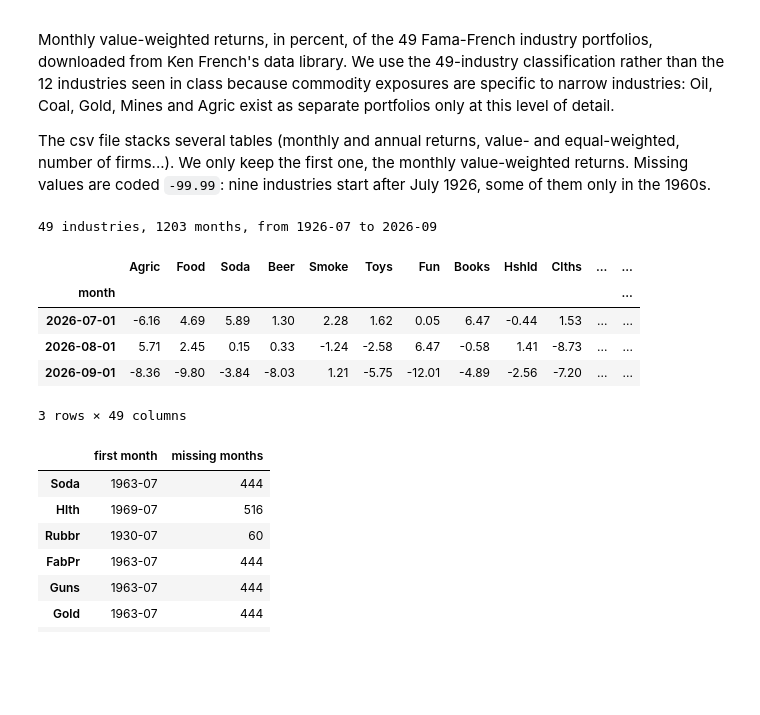
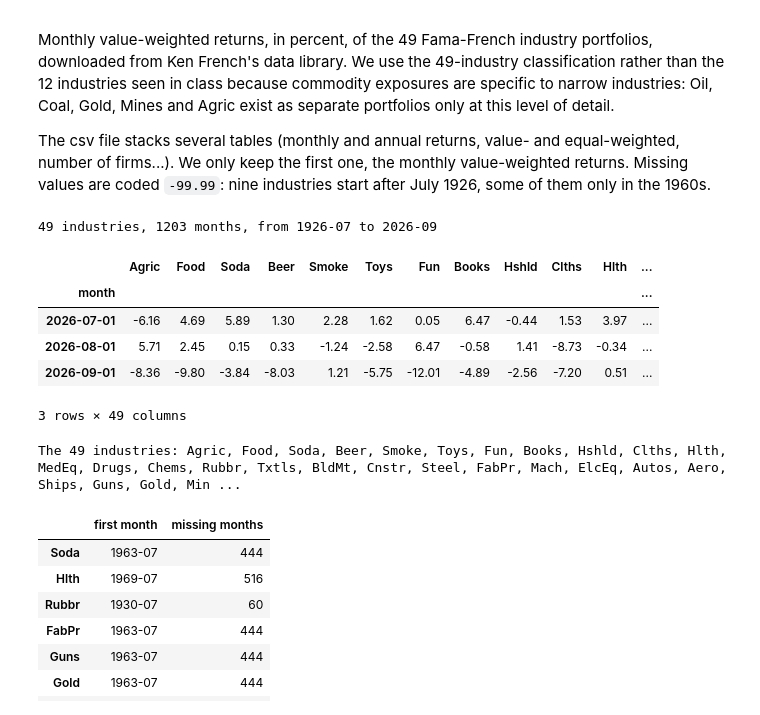
Before and after one commit to SelimLali/Machine_Learning_Trading, a Jupyter notebook: commodities_lead_industries.ipynb, the cells around one changed output. Drawn from its saved outputs; the diff is of its cells as text; code cells hidden in the pictures; blank space fills up the shorter version.

```diff
--- a/commodities_lead_industries.ipynb
+++ b/commodities_lead_industries.ipynb
@@ -57,40 +57,42 @@ def load_industry_returns():
 
     response = requests.get(KF_URL, timeout=60)
     response.raise_for_status()
     with zipfile.ZipFile(io.BytesIO(response.content)) as archive:
         text = archive.read(archive.namelist()[0]).decode()
 
     # The tables are separated by blank lines; we keep the first one
     lines = text.splitlines()
     for i, line in enumerate(lines):
         if "Average Value Weighted Returns -- Monthly" in line:
             start = i + 1
             break
     end = start
     while lines[end].strip() != "":
         end += 1
 
     returns = pd.read_csv(io.StringIO("\n".join(lines[start:end])), index_col=0)
     returns.index = pd.to_datetime(returns.index.astype(str), format="%Y%m")
     returns.index.name = "month"
     returns.columns = returns.columns.str.strip()
     returns = returns.replace(-99.99, np.nan)  # Ken French's code for missing values
     returns.to_parquet(cache)
     return returns
 
 
 industry_returns = load_industry_returns()
 print(f"{industry_returns.shape[1]} industries, {len(industry_returns)} months, "
       f"from {industry_returns.index[0]:%Y-%m} to {industry_returns.index[-1]:%Y-%m}")
-industry_returns.tail(3).round(2)
+display(industry_returns.tail(3).round(2))
+print("The 49 industries:", ", ".join(industry_returns.columns))
 # %% [output]
 49 industries, 1203 months, from 1926-07 to 2026-09
-|  | Agric | Food | Soda | Beer | Smoke | Toys | Fun | Books | Hshld | Clths | ... | ... |
+|  | Agric | Food | Soda | Beer | Smoke | Toys | Fun | Books | Hshld | Clths | Hlth | ... |
 | month |  |  |  |  |  |  |  |  |  |  |  | ... |
-| 2026-07-01 | -6.16 | 4.69 | 5.89 | 1.30 | 2.28 | 1.62 | 0.05 | 6.47 | -0.44 | 1.53 | ... | ... |
-| 2026-08-01 | 5.71 | 2.45 | 0.15 | 0.33 | -1.24 | -2.58 | 6.47 | -0.58 | 1.41 | -8.73 | ... | ... |
-| 2026-09-01 | -8.36 | -9.80 | -3.84 | -8.03 | 1.21 | -5.75 | -12.01 | -4.89 | -2.56 | -7.20 | ... | ... |
+| 2026-07-01 | -6.16 | 4.69 | 5.89 | 1.30 | 2.28 | 1.62 | 0.05 | 6.47 | -0.44 | 1.53 | 3.97 | ... |
+| 2026-08-01 | 5.71 | 2.45 | 0.15 | 0.33 | -1.24 | -2.58 | 6.47 | -0.58 | 1.41 | -8.73 | -0.34 | ... |
+| 2026-09-01 | -8.36 | -9.80 | -3.84 | -8.03 | 1.21 | -5.75 | -12.01 | -4.89 | -2.56 | -7.20 | 0.51 | ... |
 3 rows × 49 columns
+The 49 industries: Agric, Food, Soda, Beer, Smoke, Toys, Fun, Books, Hshld, Clths, Hlth, MedEq, Drugs, Chems, Rubbr, Txtls, BldMt, Cnstr, Steel, FabPr, Mach, ElcEq, Autos, Aero, Ships, Guns, Gold, Min ...
 # %%
 # The industries that start after July 1926
 has_gaps = industry_returns.columns[industry_returns.isna().any()]
```
Also changed, not shown: parts of 8 cells of this notebook.
